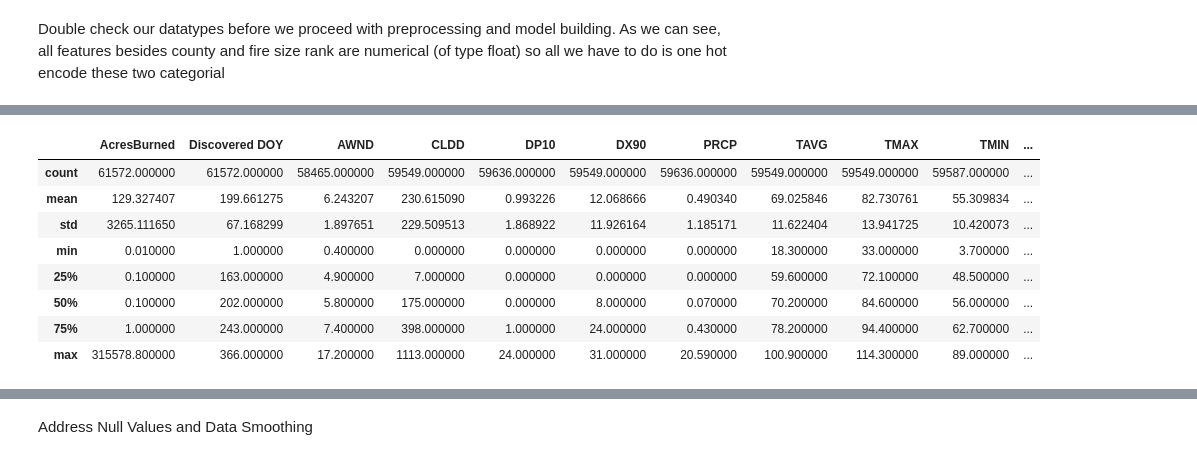
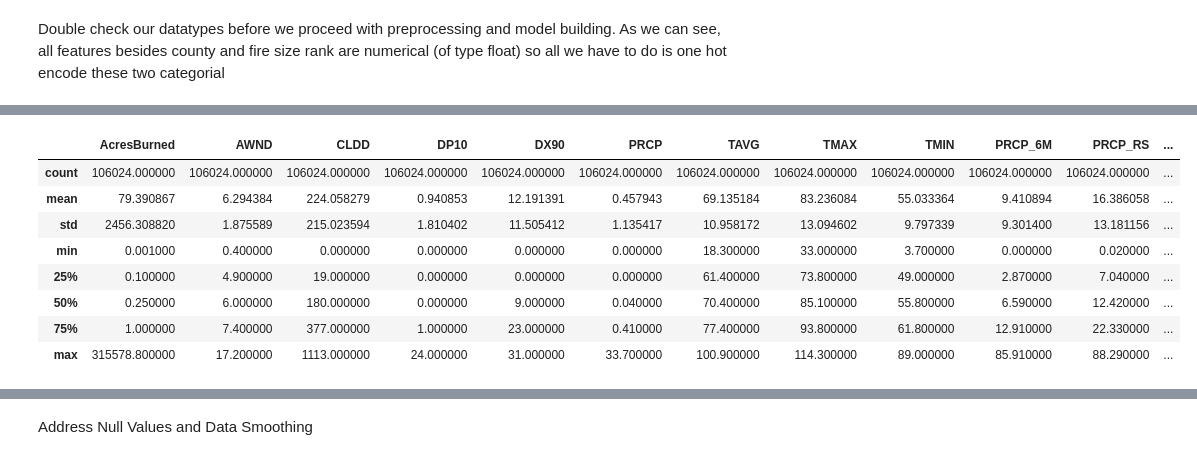
Before and after one commit to mnocerino23/Wildfire-Forecaster, a Jupyter notebook: Classifiers.ipynb, the cells around one changed output, grey strips where cells are left out. Saved outputs shown, nothing was run; the diff lists cells and outputs as text; code cells hidden in the pictures.

```diff
--- a/Classifiers.ipynb
+++ b/Classifiers.ipynb
@@ -44,7 +56,7 @@ Drop all columns that will not be relevant for our classification task:
 Name, AcresBurned, Cause, SOURCE_REPORTING UNIT NAME, DaysBurn, Discovered DOY, Contained Month, Contained DOY, Lat, Long, County Ids, State, OWNER_DESCR, NOAA Station, Link, Snow Station, River Basin
 # %%
 wildfire_set1.drop(columns = ['Unnamed: 0', 'Year', 'Name', 'Cause',
-                      'SOURCE_REPORTING_UNIT_NAME', 'DaysBurn', 'Discovery Month', 'Contained Month',
+                      'SOURCE_REPORTING_UNIT_NAME', 'DaysBurn', 'Discovered DOY', 'Contained Month',
                       'Contained DOY','Latitude','Longitude','CountyIds','State','OWNER_DESCR',
                       'NOAA Station', 'Link', 'Snow Station', 'River Basin'], inplace = True)
 # %%
@@ -54,0 +115,2 @@ wildfire_set2.drop(columns = ['Unnamed: 0', 'Year', 'Name', 'AcresBurned', 'Caus
+# %%
+wildfire_set1 = wildfire_set1.dropna()
@@ -152,12 +225,12 @@ memory usage: 9.9+ MB
 # %%
-wildfires_larger.describe()
+wildfire_set1.describe()
 # %% [output]
-|  | AcresBurned | Discovered DOY | AWND | CLDD | DP10 | DX90 | PRCP | TAVG | TMAX | TMIN | ... |
-| count | 61572.000000 | 61572.000000 | 58465.000000 | 59549.000000 | 59636.000000 | 59549.000000 | 59636.000000 | 59549.000000 | 59549.000000 | 59587.000000 | ... |
-| mean | 129.327407 | 199.661275 | 6.243207 | 230.615090 | 0.993226 | 12.068666 | 0.490340 | 69.025846 | 82.730761 | 55.309834 | ... |
-| std | 3265.111650 | 67.168299 | 1.897651 | 229.509513 | 1.868922 | 11.926164 | 1.185171 | 11.622404 | 13.941725 | 10.420073 | ... |
-| min | 0.010000 | 1.000000 | 0.400000 | 0.000000 | 0.000000 | 0.000000 | 0.000000 | 18.300000 | 33.000000 | 3.700000 | ... |
-| 25% | 0.100000 | 163.000000 | 4.900000 | 7.000000 | 0.000000 | 0.000000 | 0.000000 | 59.600000 | 72.100000 | 48.500000 | ... |
-| 50% | 0.100000 | 202.000000 | 5.800000 | 175.000000 | 0.000000 | 8.000000 | 0.070000 | 70.200000 | 84.600000 | 56.000000 | ... |
-| 75% | 1.000000 | 243.000000 | 7.400000 | 398.000000 | 1.000000 | 24.000000 | 0.430000 | 78.200000 | 94.400000 | 62.700000 | ... |
-| max | 315578.800000 | 366.000000 | 17.200000 | 1113.000000 | 24.000000 | 31.000000 | 20.590000 | 100.900000 | 114.300000 | 89.000000 | ... |
+|  | AcresBurned | AWND | CLDD | DP10 | DX90 | PRCP | TAVG | TMAX | TMIN | PRCP_6M | PRCP_RS | ... |
+| count | 106024.000000 | 106024.000000 | 106024.000000 | 106024.000000 | 106024.000000 | 106024.000000 | 106024.000000 | 106024.000000 | 106024.000000 | 106024.000000 | 106024.000000 | ... |
+| mean | 79.390867 | 6.294384 | 224.058279 | 0.940853 | 12.191391 | 0.457943 | 69.135184 | 83.236084 | 55.033364 | 9.410894 | 16.386058 | ... |
+| std | 2456.308820 | 1.875589 | 215.023594 | 1.810402 | 11.505412 | 1.135417 | 10.958172 | 13.094602 | 9.797339 | 9.301400 | 13.181156 | ... |
+| min | 0.001000 | 0.400000 | 0.000000 | 0.000000 | 0.000000 | 0.000000 | 18.300000 | 33.000000 | 3.700000 | 0.000000 | 0.020000 | ... |
+| 25% | 0.100000 | 4.900000 | 19.000000 | 0.000000 | 0.000000 | 0.000000 | 61.400000 | 73.800000 | 49.000000 | 2.870000 | 7.040000 | ... |
+| 50% | 0.250000 | 6.000000 | 180.000000 | 0.000000 | 9.000000 | 0.040000 | 70.400000 | 85.100000 | 55.800000 | 6.590000 | 12.420000 | ... |
+| 75% | 1.000000 | 7.400000 | 377.000000 | 1.000000 | 23.000000 | 0.410000 | 77.400000 | 93.800000 | 61.800000 | 12.910000 | 22.330000 | ... |
+| max | 315578.800000 | 17.200000 | 1113.000000 | 24.000000 | 31.000000 | 33.700000 | 100.900000 | 114.300000 | 89.000000 | 85.910000 | 88.290000 | ... |
```
Also changed, not shown: parts of 26 cells of this notebook.
